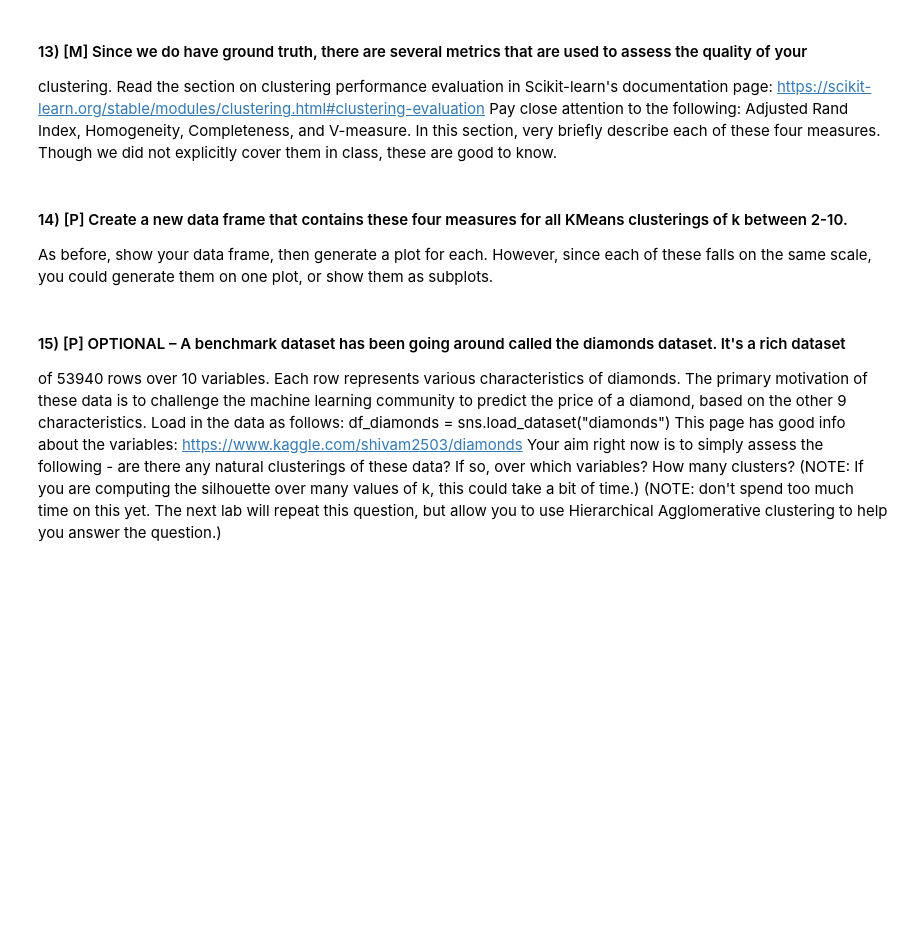
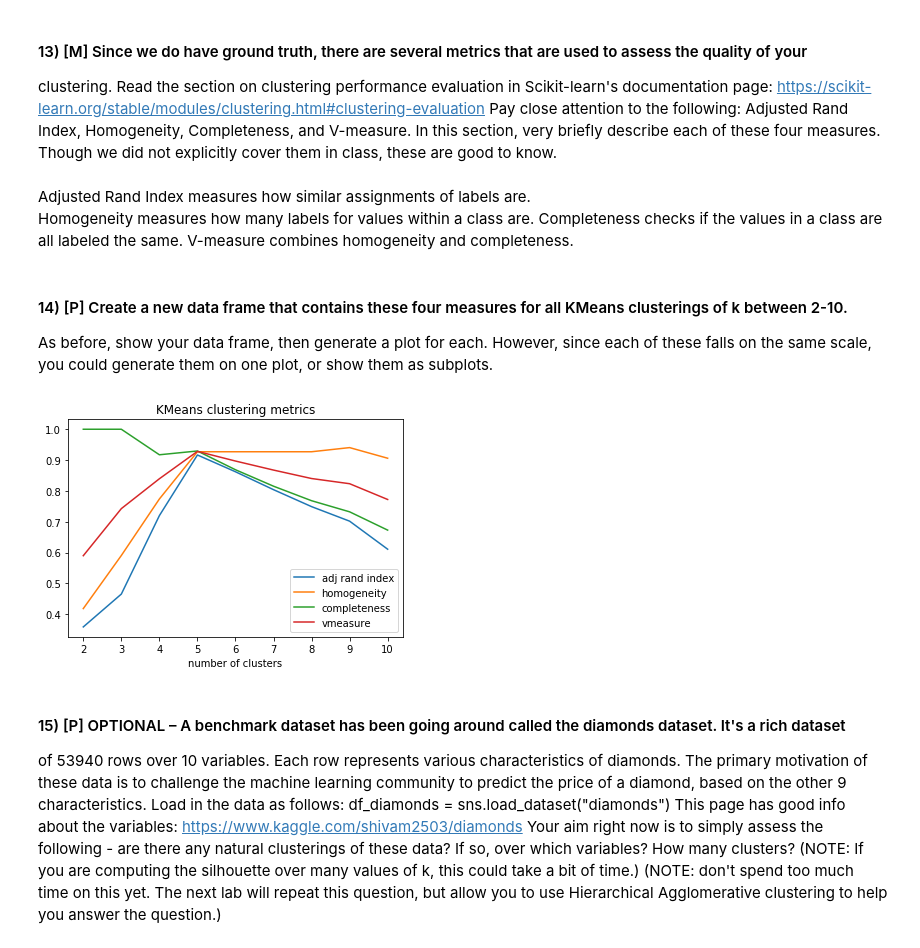
Before and after one commit to jaschaeff/DataMiningIntro, a Jupyter notebook: labs/lab13.ipynb, the cells around one changed output. Saved outputs shown, nothing was run; the diff lists cells and outputs as text; code cells hidden in the pictures; blank space fills up the shorter version.

```diff
--- a/labs/lab13.ipynb
+++ b/labs/lab13.ipynb
@@ -175,10 +202,35 @@ https://scikit-learn.org/stable/modules/clustering.html#clustering-evaluation
 Pay close attention to the following: Adjusted Rand Index, Homogeneity, Completeness, and V-measure. In
 this section, very briefly describe each of these four measures. Though we did not explicitly cover them in
 class, these are good to know.
+# %% [markdown]
+Adjusted Rand Index measures how similar assignments of labels are.
+Homogeneity measures how many labels for values within a class are.
+Completeness checks if the values in a class are all labeled the same.
+V-measure combines homogeneity and completeness.
 # %% [markdown]
 #### 14) [P] Create a new data frame that contains these four measures for all KMeans clusterings of k between 2-10.
 As before, show your data frame, then generate a plot for each. However, since each of these falls on the
 same scale, you could generate them on one plot, or show them as subplots.
+# %%
+from sklearn.metrics import adjusted_rand_score
+kmScores = pd.DataFrame(index = [i for i in range(2,11)],columns = ["adj rand index","homogeneity","completeness","vmeasure"])
+
+for i in range(2,11):
+    kms = KMeans(i).fit(X)
+    h, c, v = homogeneity_completeness_v_measure(df["target"], kms.labels_)
+    kmScores.at[i,"adj rand index"] = adjusted_rand_score(df["target"], kms.labels_)
+    kmScores.at[i,"homogeneity"] = h
+    kmScores.at[i,"completeness"] = c
+    kmScores.at[i,"vmeasure"] = v
+
+for i in range(4):
+    plt.plot(kmScores.index,kmScores.iloc[:,i],label = kmScores.columns[i])
+plt.title("KMeans clustering metrics")
+plt.xlabel("number of clusters")
+plt.legend()
+plt.show()
+# %% [output]
+[figure, added]
 # %% [markdown]
 #### 15) [P] OPTIONAL – A benchmark dataset has been going around called the diamonds dataset. It's a rich dataset
 of 53940 rows over 10 variables. Each row represents various characteristics of diamonds. The primary
```
Also changed, not shown: parts of 9 cells of this notebook.
